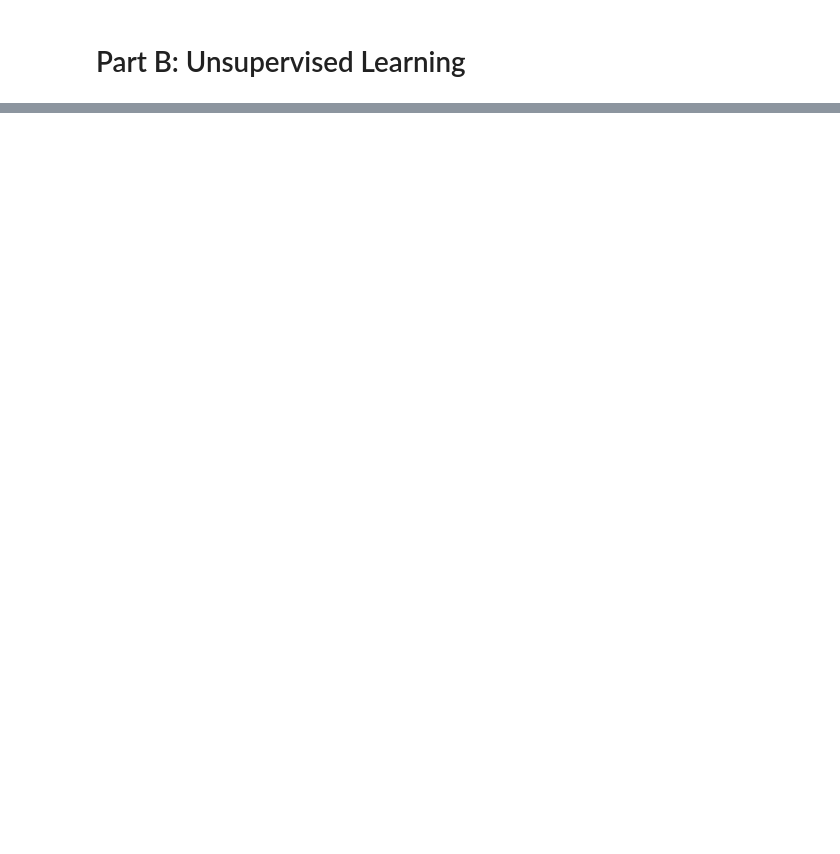
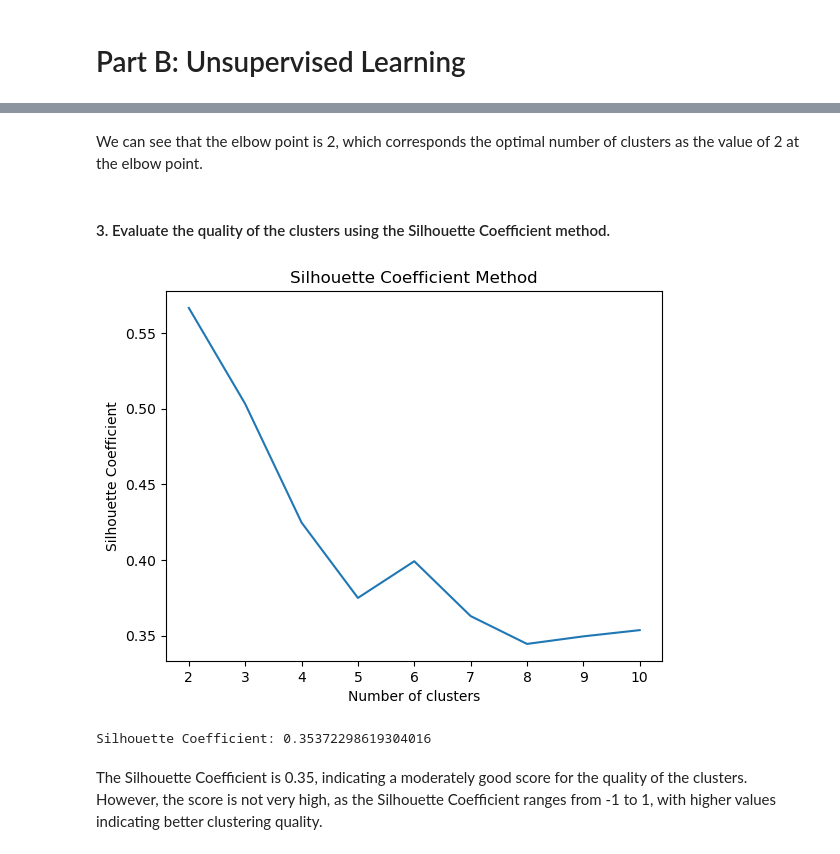
Before and after one commit to kayaisacat/IAI5101_Assignment2, a Jupyter notebook: Assignment2.ipynb, the cells around one changed output, grey strips where cells are left out. Saved outputs shown, nothing was run; the diff lists cells and outputs as text; code cells hidden in the pictures; blank space fills up the shorter version.

```diff
--- a/Assignment2.ipynb
+++ b/Assignment2.ipynb
@@ -257,0 +615,22 @@ The ensemble of heterogeneous models have a good predition, and the evaluation o
+# %% [markdown]
+We can see that the elbow point is 2, which corresponds the optimal number of clusters as the value of 2 at the elbow point.
+# %% [markdown]
+#### 3. Evaluate the quality of the clusters using the Silhouette Coefficient method.
+# %%
+silhouette_coeff = []
+for k in range(2, 11):
+    kmeans = KMeans(n_clusters=k, random_state=42).fit(X)
+    score = silhouette_score(X, kmeans.labels_)
+    silhouette_coeff.append(score)
+
+plt.plot(range(2, 11), silhouette_coeff)
+plt.title('Silhouette Coefficient Method')
+plt.xlabel('Number of clusters')
+plt.ylabel('Silhouette Coefficient')
+plt.show()
+print(f"Silhouette Coefficient: {score}")
+# %% [output]
+[figure, added]
+Silhouette Coefficient: 0.35372298619304016
+# %% [markdown]
+The Silhouette Coefficient is 0.35, indicating a moderately good score for the quality of the clusters. However, the score is not very high, as the Silhouette Coefficient ranges from -1 to 1, with higher values indicating better clustering quality.
```
Also changed, not shown: parts of 42 cells of this notebook.
